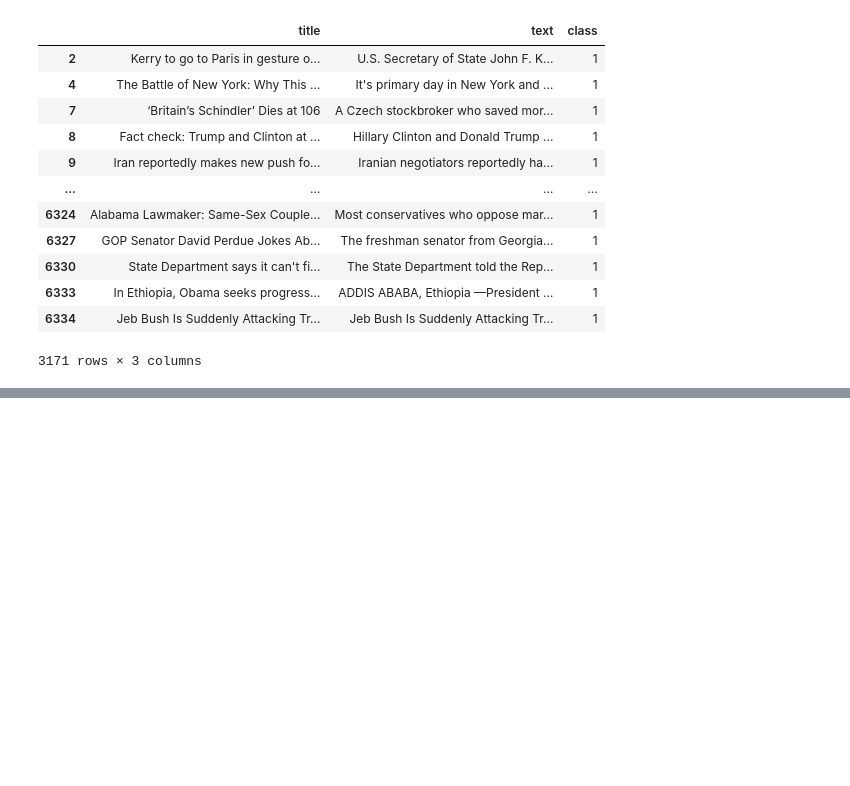
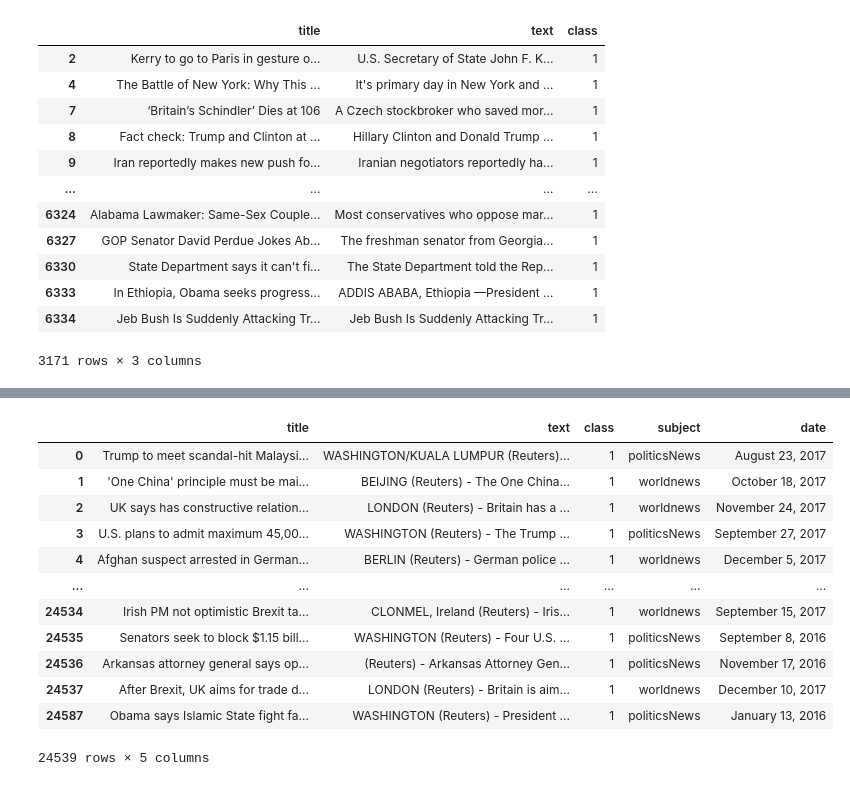
Before and after one commit to keijiart/Fake_News, a Jupyter notebook: Merging.ipynb, the cells around one changed output, grey strips where cells are left out. Saved outputs shown, nothing was run; the diff lists cells and outputs as text; code cells hidden in the pictures; blank space fills up the shorter version.

```diff
--- a/Merging.ipynb
+++ b/Merging.ipynb
@@ -110,0 +171,16 @@ true_marge.to_csv('true1.csv', index=False)
+# %%
+true_marge.drop(true_marge.index[-50:-1])
+# %% [output]
+|  | title | text | class | subject | date |
+| 0 | Trump to meet scandal-hit Malaysi... | WASHINGTON/KUALA LUMPUR (Reuters)... | 1 | politicsNews | August 23, 2017 |
+| 1 | 'One China' principle must be mai... | BEIJING (Reuters) - The One China... | 1 | worldnews | October 18, 2017 |
+| 2 | UK says has constructive relation... | LONDON (Reuters) - Britain has a ... | 1 | worldnews | November 24, 2017 |
+| 3 | U.S. plans to admit maximum 45,00... | WASHINGTON (Reuters) - The Trump ... | 1 | politicsNews | September 27, 2017 |
+| 4 | Afghan suspect arrested in German... | BERLIN (Reuters) - German police ... | 1 | worldnews | December 5, 2017 |
+| ... | ... | ... | ... | ... | ... |
+| 24534 | Irish PM not optimistic Brexit ta... | CLONMEL, Ireland (Reuters) - Iris... | 1 | worldnews | September 15, 2017 |
+| 24535 | Senators seek to block $1.15 bill... | WASHINGTON (Reuters) - Four U.S. ... | 1 | politicsNews | September 8, 2016 |
+| 24536 | Arkansas attorney general says op... | (Reuters) - Arkansas Attorney Gen... | 1 | politicsNews | November 17, 2016 |
+| 24537 | After Brexit, UK aims for trade d... | LONDON (Reuters) - Britain is aim... | 1 | worldnews | December 10, 2017 |
+| 24587 | Obama says Islamic State fight fa... | WASHINGTON (Reuters) - President ... | 1 | politicsNews | January 13, 2016 |
+24539 rows × 5 columns
```
Also changed, not shown: parts of 13 cells of this notebook, 5 other files.
